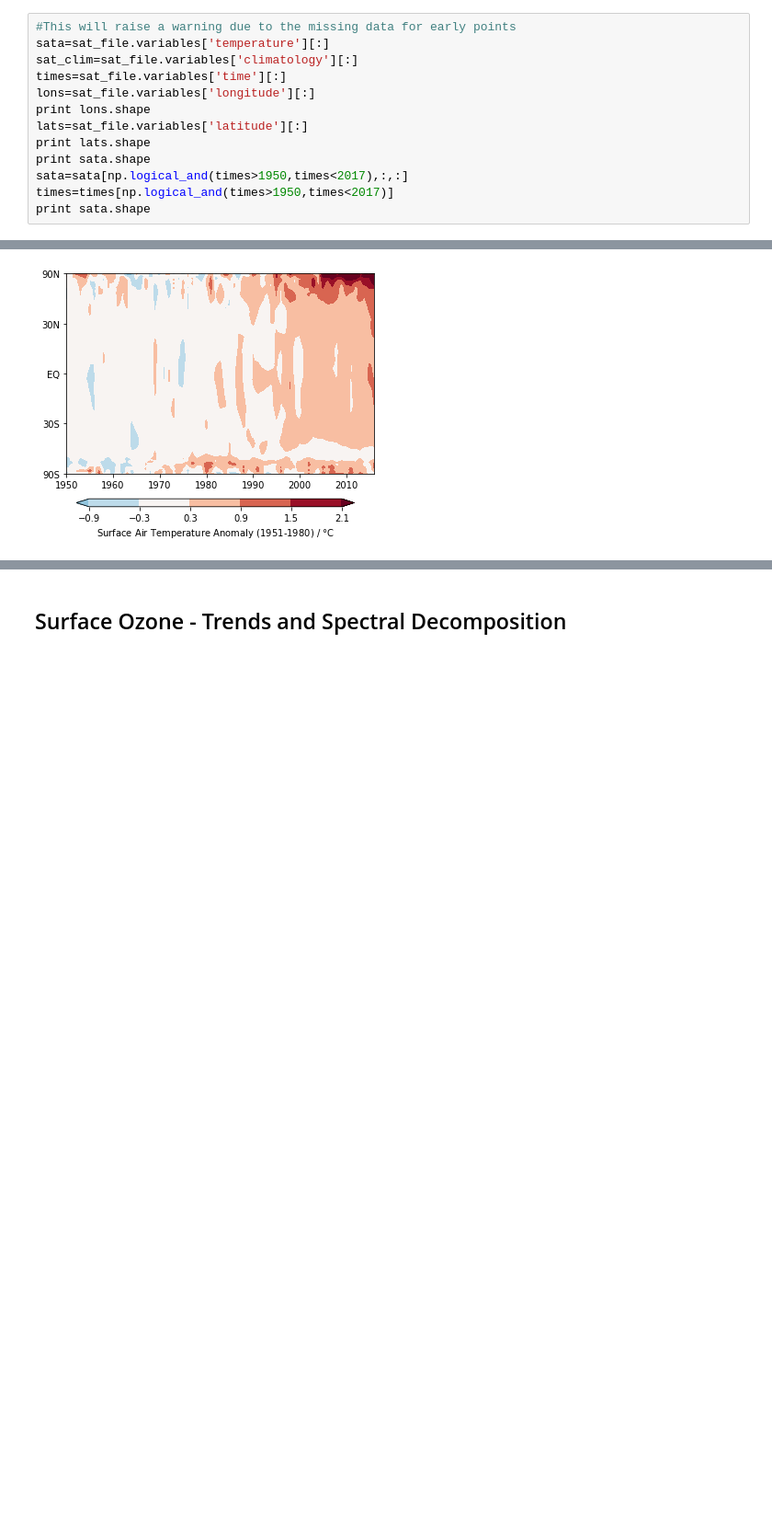
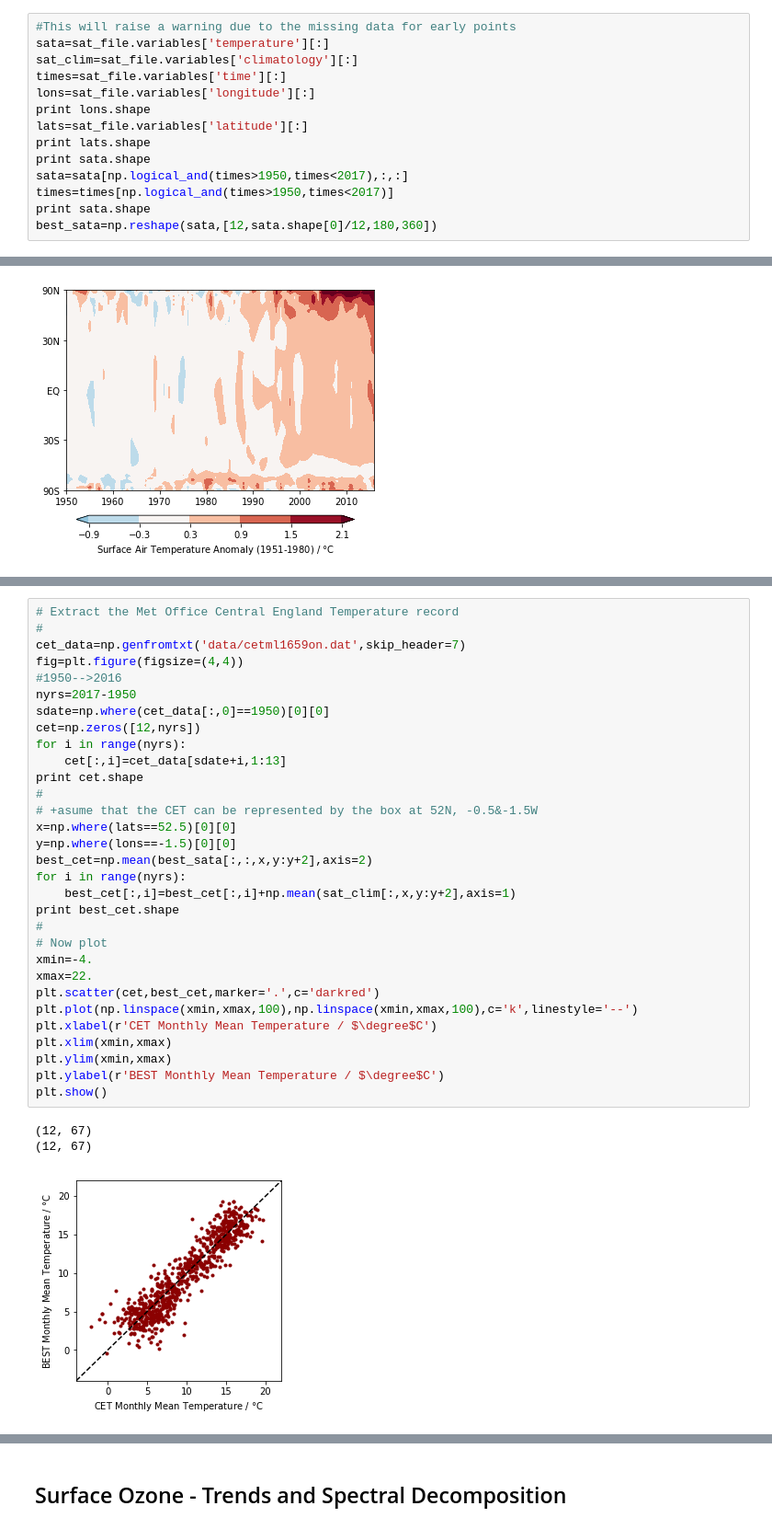
Before and after one commit to dcw32/plotting-intro, a Jupyter notebook: plotting_intro.ipynb, the cells around one changed output, grey strips where cells are left out. Shown: that part at 92% size. Saved outputs shown, nothing was run; the diff lists cells and outputs as text; blank space fills up the shorter version.

Commit message:
add box-whisker + CET record

```diff
--- a/plotting_intro.ipynb
+++ b/plotting_intro.ipynb
@@ -218,6 +220,7 @@ print sata.shape
 sata=sata[np.logical_and(times>1950,times<2017),:,:]
 times=times[np.logical_and(times>1950,times<2017)]
 print sata.shape
+best_sata=np.reshape(sata,[12,sata.shape[0]/12,180,360])
 # %% [output]
 (360,)
 (180,)
@@ -371,0 +380,35 @@ plt.show()
+# %%
+# Extract the Met Office Central England Temperature record
+#
+cet_data=np.genfromtxt('data/cetml1659on.dat',skip_header=7)
+fig=plt.figure(figsize=(4,4))
+#1950-->2016
+nyrs=2017-1950
+sdate=np.where(cet_data[:,0]==1950)[0][0]
+cet=np.zeros([12,nyrs])
+for i in range(nyrs):
+    cet[:,i]=cet_data[sdate+i,1:13]
+print cet.shape
+#
+# +asume that the CET can be represented by the box at 52N, -0.5&-1.5W
+x=np.where(lats==52.5)[0][0]
+y=np.where(lons==-1.5)[0][0]
+best_cet=np.mean(best_sata[:,:,x,y:y+2],axis=2)
+for i in range(nyrs):
+    best_cet[:,i]=best_cet[:,i]+np.mean(sat_clim[:,x,y:y+2],axis=1)
+print best_cet.shape
+#
+# Now plot
+xmin=-4.
+xmax=22.
+plt.scatter(cet,best_cet,marker='.',c='darkred')
+plt.plot(np.linspace(xmin,xmax,100),np.linspace(xmin,xmax,100),c='k',linestyle='--')
+plt.xlabel(r'CET Monthly Mean Temperature / $\degree$C')
+plt.xlim(xmin,xmax)
+plt.ylim(xmin,xmax)
+plt.ylabel(r'BEST Monthly Mean Temperature / $\degree$C')
+plt.show()
+# %% [output]
+(12, 67)
+(12, 67)
+[figure, added]
```
Also changed, not shown: parts of 5 cells of this notebook, 3 other files.
